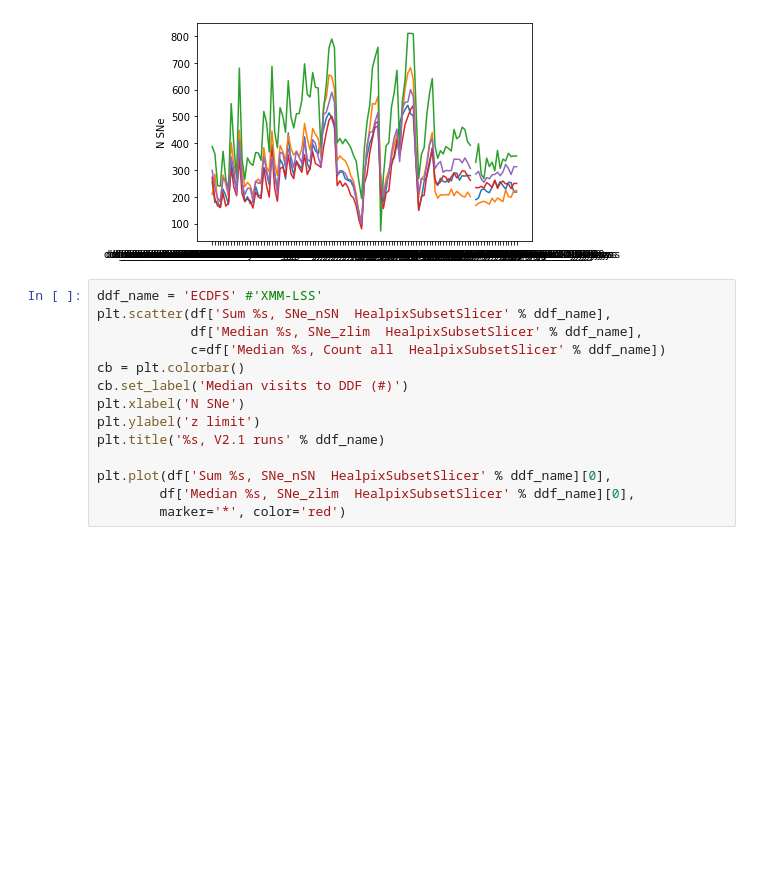
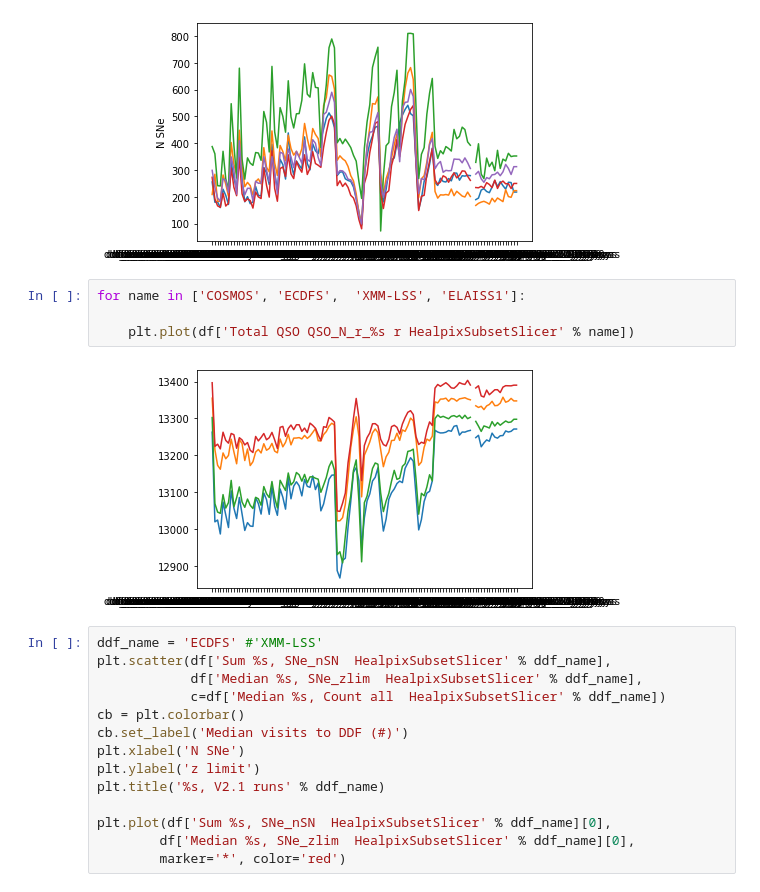
Before and after one commit to lsst-sims/sims_featureScheduler_runs2.1, a Jupyter notebook: maf/combined_look.ipynb, the cells around one changed output. Saved outputs shown, nothing was run; the diff lists cells and outputs as text; blank space fills up the shorter version.

```diff
--- a/maf/combined_look.ipynb
+++ b/maf/combined_look.ipynb
@@ -109,6 +121,12 @@ plt.ylabel('N SNe')
 # %% [output]
 Text(0, 0.5, 'N SNe')
 [figure]
+# %%
+for name in ['COSMOS', 'ECDFS',  'XMM-LSS', 'ELAISS1']:
+
+    plt.plot(df['Total QSO QSO_N_r_%s r HealpixSubsetSlicer' % name])
+# %% [output]
+[figure, added]
 # %%
 ddf_name = 'ECDFS' #'XMM-LSS'
 plt.scatter(df['Sum %s, SNe_nSN  HealpixSubsetSlicer' % ddf_name],
```
Also changed, not shown: parts of 27 cells of this notebook.
